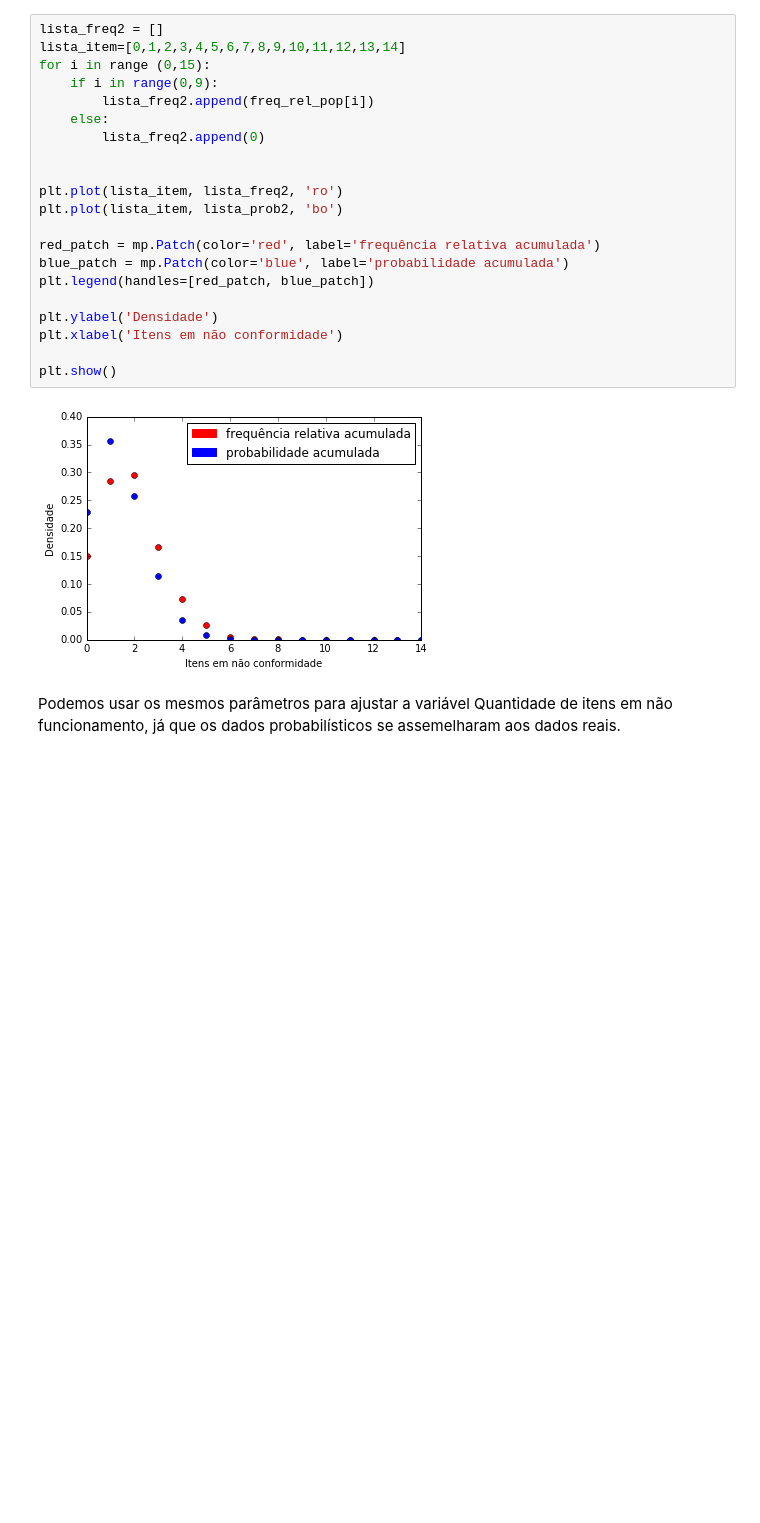
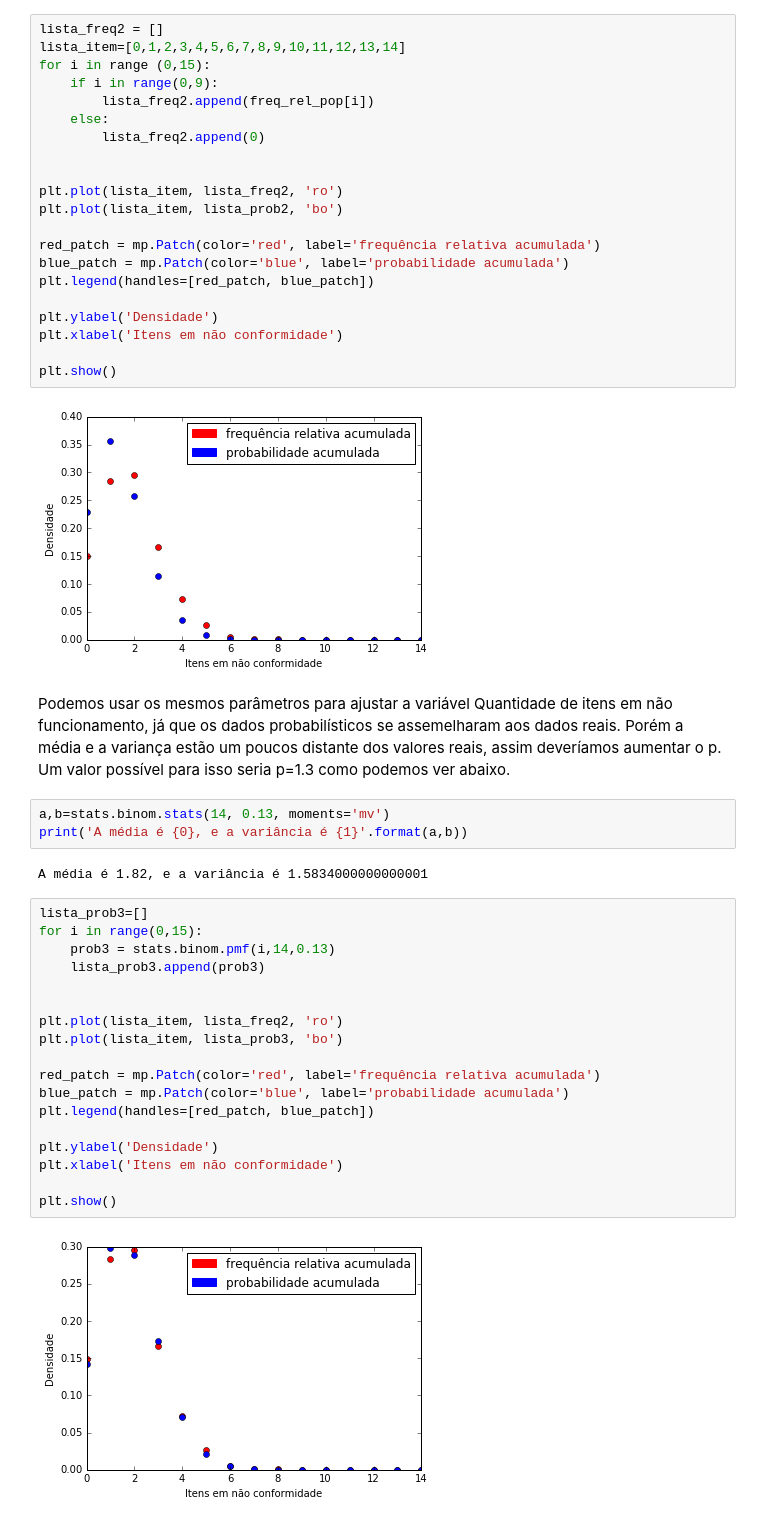
Before and after one commit to BrunaKimura/CD, a Jupyter notebook: aula10/Aula10 Atividade Modelos probabilísticos discretos-Bruna_Clara.ipynb, the cells around one changed output. Cells and saved outputs as stored; diff of their text form; blank space fills up the shorter version.

```diff
--- a/aula10/Aula10 Atividade Modelos probabilísticos discretos-Bruna_Clara.ipynb
+++ b/aula10/Aula10 Atividade Modelos probabilísticos discretos-Bruna_Clara.ipynb
@@ -394,3 +401,30 @@ plt.show()
 [figure]
 # %% [markdown]
 Podemos usar os mesmos parâmetros para ajustar a variável Quantidade de itens em não funcionamento, já que os dados probabilísticos se assemelharam aos dados reais.
+Porém a média e a variança estão um poucos distante dos valores reais, assim deveríamos aumentar o p.
+Um valor possível para isso seria p=1.3 como podemos ver abaixo.
+# %%
+a,b=stats.binom.stats(14, 0.13, moments='mv')
+print('A média é {0}, e a variância é {1}'.format(a,b))
+# %% [output]
+A média é 1.82, e a variância é 1.5834000000000001
+# %%
+lista_prob3=[]
+for i in range(0,15):
+    prob3 = stats.binom.pmf(i,14,0.13)
+    lista_prob3.append(prob3)
+
+
+plt.plot(lista_item, lista_freq2, 'ro')
+plt.plot(lista_item, lista_prob3, 'bo')
+
+red_patch = mp.Patch(color='red', label='frequência relativa acumulada')
+blue_patch = mp.Patch(color='blue', label='probabilidade acumulada')
+plt.legend(handles=[red_patch, blue_patch])
+
+plt.ylabel('Densidade')
+plt.xlabel('Itens em não conformidade')
+
+plt.show()
+# %% [output]
+[figure, added]
```
Also changed, not shown: parts of 3 cells of this notebook.
